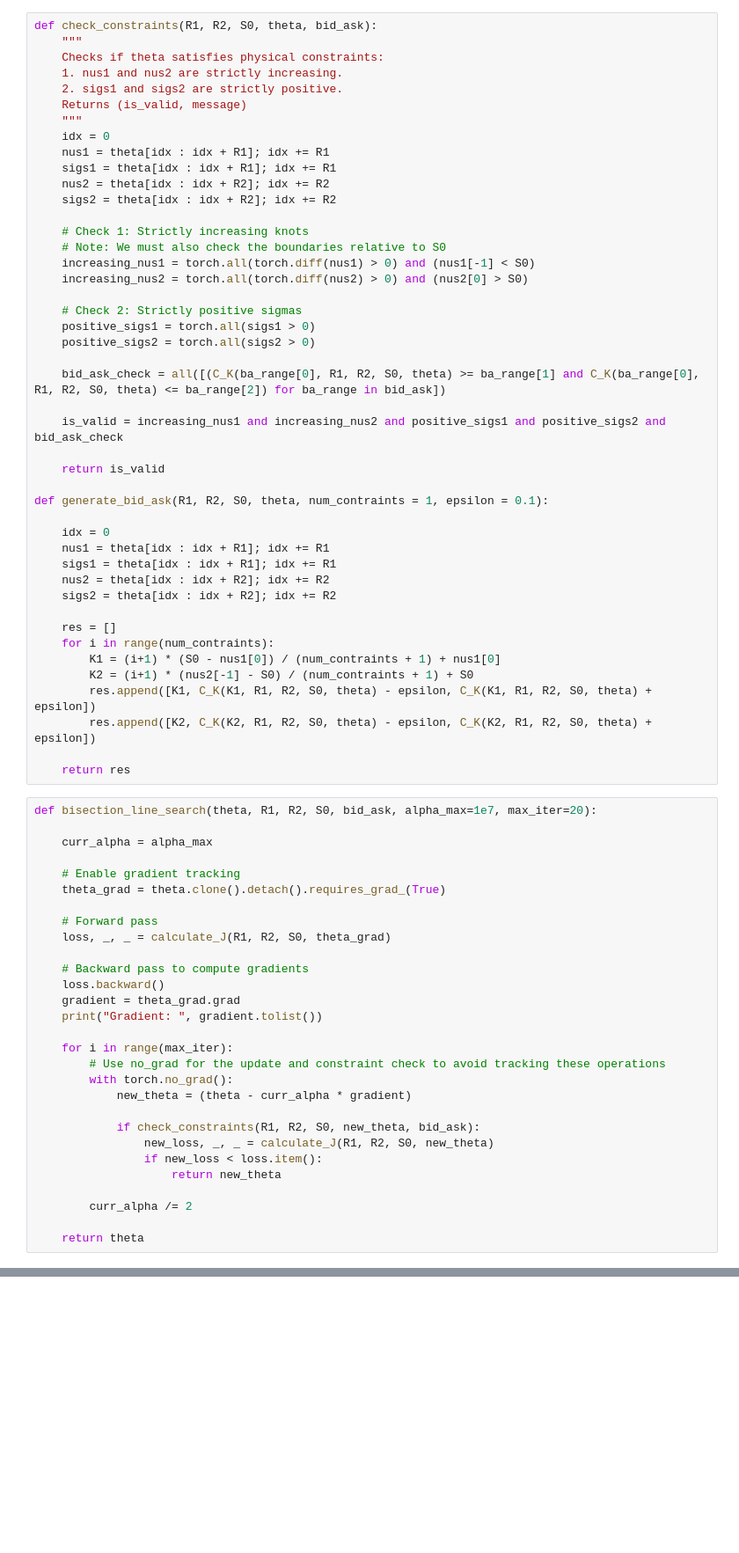
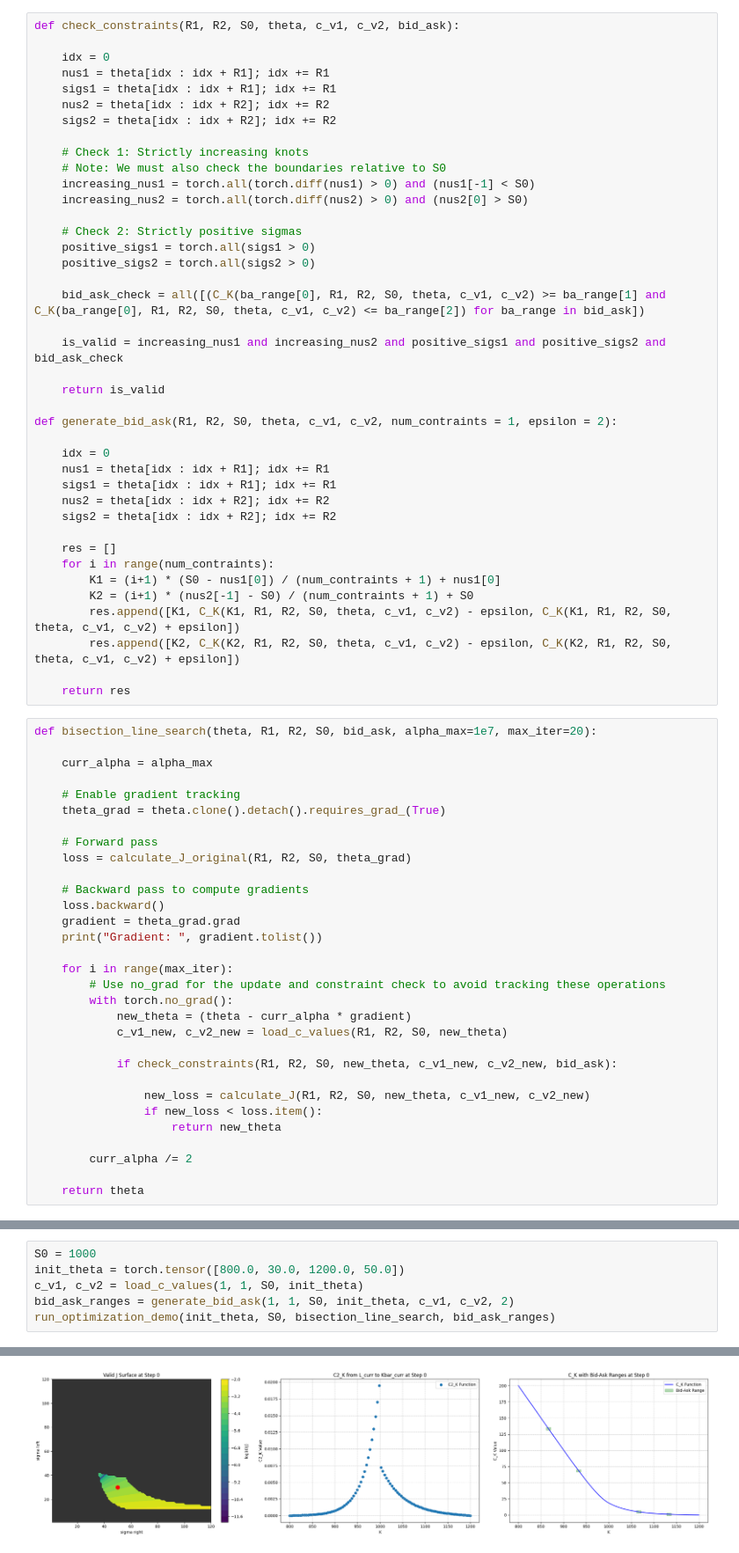
Before and after one commit to ZihanG123/Local-Volatility-Project, a Jupyter notebook: General_Toy_Optimizer_Visual.ipynb, the cells around one changed output, grey strips where cells are left out. Shown at 88% size. Cells and saved outputs as stored; diff of their text form; blank space fills up the shorter version.

```diff
--- a/General_Toy_Optimizer_Visual.ipynb
+++ b/General_Toy_Optimizer_Visual.ipynb
@@ -162,11 +234,6 @@ def C_K(K, R1, R2, S0, theta):
 # %%
-def check_constraints(R1, R2, S0, theta, bid_ask):
-    """
-    Checks if theta satisfies physical constraints:
-    1. nus1 and nus2 are strictly increasing.
-    2. sigs1 and sigs2 are strictly positive.
-    Returns (is_valid, message)
-    """
+def check_constraints(R1, R2, S0, theta, c_v1, c_v2, bid_ask):
+
     idx = 0
     nus1 = theta[idx : idx + R1]; idx += R1
     sigs1 = theta[idx : idx + R1]; idx += R1
@@ -182,13 +249,13 @@ def check_constraints(R1, R2, S0, theta, bid_ask):
     positive_sigs1 = torch.all(sigs1 > 0)
     positive_sigs2 = torch.all(sigs2 > 0)
 
-    bid_ask_check = all([(C_K(ba_range[0], R1, R2, S0, theta) >= ba_range[1] and C_K(ba_range[0], R1, R2, S0, theta) <= ba_range[2]) for ba_range in bid_ask])
+    bid_ask_check = all([(C_K(ba_range[0], R1, R2, S0, theta, c_v1, c_v2) >= ba_range[1] and C_K(ba_range[0], R1, R2, S0, theta, c_v1, c_v2) <= ba_range[2]) for ba_range in bid_ask])
 
     is_valid = increasing_nus1 and increasing_nus2 and positive_sigs1 and positive_sigs2 and bid_ask_check
 
     return is_valid
 
-def generate_bid_ask(R1, R2, S0, theta, num_contraints = 1, epsilon = 0.1):
+def generate_bid_ask(R1, R2, S0, theta, c_v1, c_v2, num_contraints = 1, epsilon = 2):
 
     idx = 0
     nus1 = theta[idx : idx + R1]; idx += R1
@@ -200,8 +267,8 @@ def generate_bid_ask(R1, R2, S0, theta, num_contraints = 1, epsilon = 0.1):
     for i in range(num_contraints):
         K1 = (i+1) * (S0 - nus1[0]) / (num_contraints + 1) + nus1[0]
         K2 = (i+1) * (nus2[-1] - S0) / (num_contraints + 1) + S0
-        res.append([K1, C_K(K1, R1, R2, S0, theta) - epsilon, C_K(K1, R1, R2, S0, theta) + epsilon])
-        res.append([K2, C_K(K2, R1, R2, S0, theta) - epsilon, C_K(K2, R1, R2, S0, theta) + epsilon])
+        res.append([K1, C_K(K1, R1, R2, S0, theta, c_v1, c_v2) - epsilon, C_K(K1, R1, R2, S0, theta, c_v1, c_v2) + epsilon])
+        res.append([K2, C_K(K2, R1, R2, S0, theta, c_v1, c_v2) - epsilon, C_K(K2, R1, R2, S0, theta, c_v1, c_v2) + epsilon])
 
     return res
 # %%
@@ -213,7 +280,7 @@ def bisection_line_search(theta, R1, R2, S0, bid_ask, alpha_max=1e7, max_iter=20
     theta_grad = theta.clone().detach().requires_grad_(True)
 
     # Forward pass
-    loss, _, _ = calculate_J(R1, R2, S0, theta_grad)
+    loss = calculate_J_original(R1, R2, S0, theta_grad)
 
     # Backward pass to compute gradients
     loss.backward()
@@ -224,9 +291,11 @@ def bisection_line_search(theta, R1, R2, S0, bid_ask, alpha_max=1e7, max_iter=20
         # Use no_grad for the update and constraint check to avoid tracking these operations
         with torch.no_grad():
             new_theta = (theta - curr_alpha * gradient)
+            c_v1_new, c_v2_new = load_c_values(R1, R2, S0, new_theta)
 
-            if check_constraints(R1, R2, S0, new_theta, bid_ask):
-                new_loss, _, _ = calculate_J(R1, R2, S0, new_theta)
+            if check_constraints(R1, R2, S0, new_theta, c_v1_new, c_v2_new, bid_ask):
+
+                new_loss = calculate_J(R1, R2, S0, new_theta, c_v1_new, c_v2_new)
                 if new_loss < loss.item():
                     return new_theta
 
@@ -286,2 +387,9 @@ def run_optimization_demo(initial_theta, S0, step_function, bid_ask, num_steps=5
         new_theta = step_function(current_theta, 1, 1, S0, bid_ask)
         current_theta = new_theta
+# %%
+S0 = 1000
+init_theta = torch.tensor([800.0, 30.0, 1200.0, 50.0])
+c_v1, c_v2 = load_c_values(1, 1, S0, init_theta)
+bid_ask_ranges = generate_bid_ask(1, 1, S0, init_theta, c_v1, c_v2, 2)
+run_optimization_demo(init_theta, S0, bisection_line_search, bid_ask_ranges)
+# %% [output]
@@ -287,0 +397 @@ def run_optimization_demo(initial_theta, S0, step_function, bid_ask, num_steps=5
+[figure, added]
```
Also changed, not shown: parts of 6 cells of this notebook.
